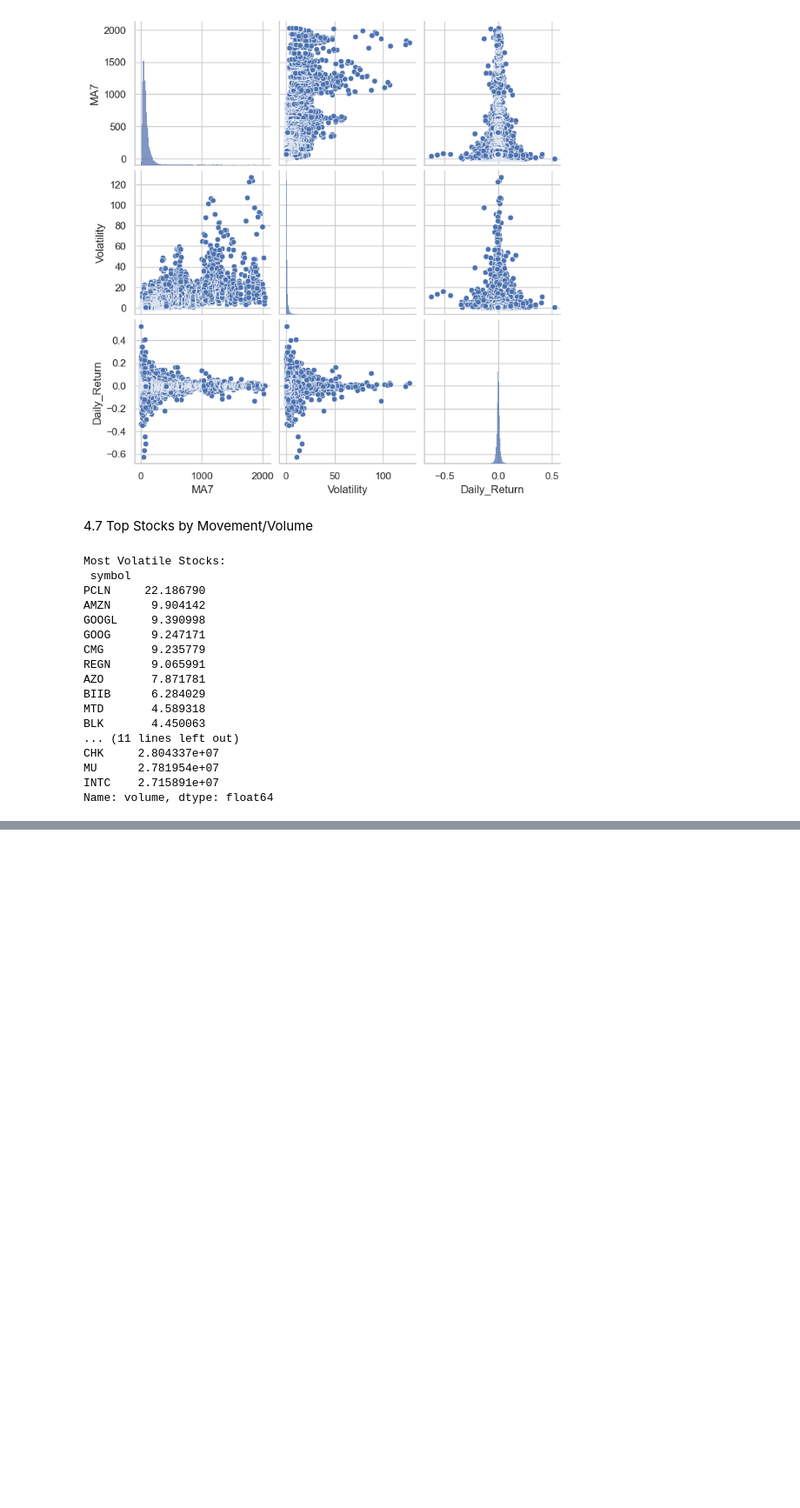
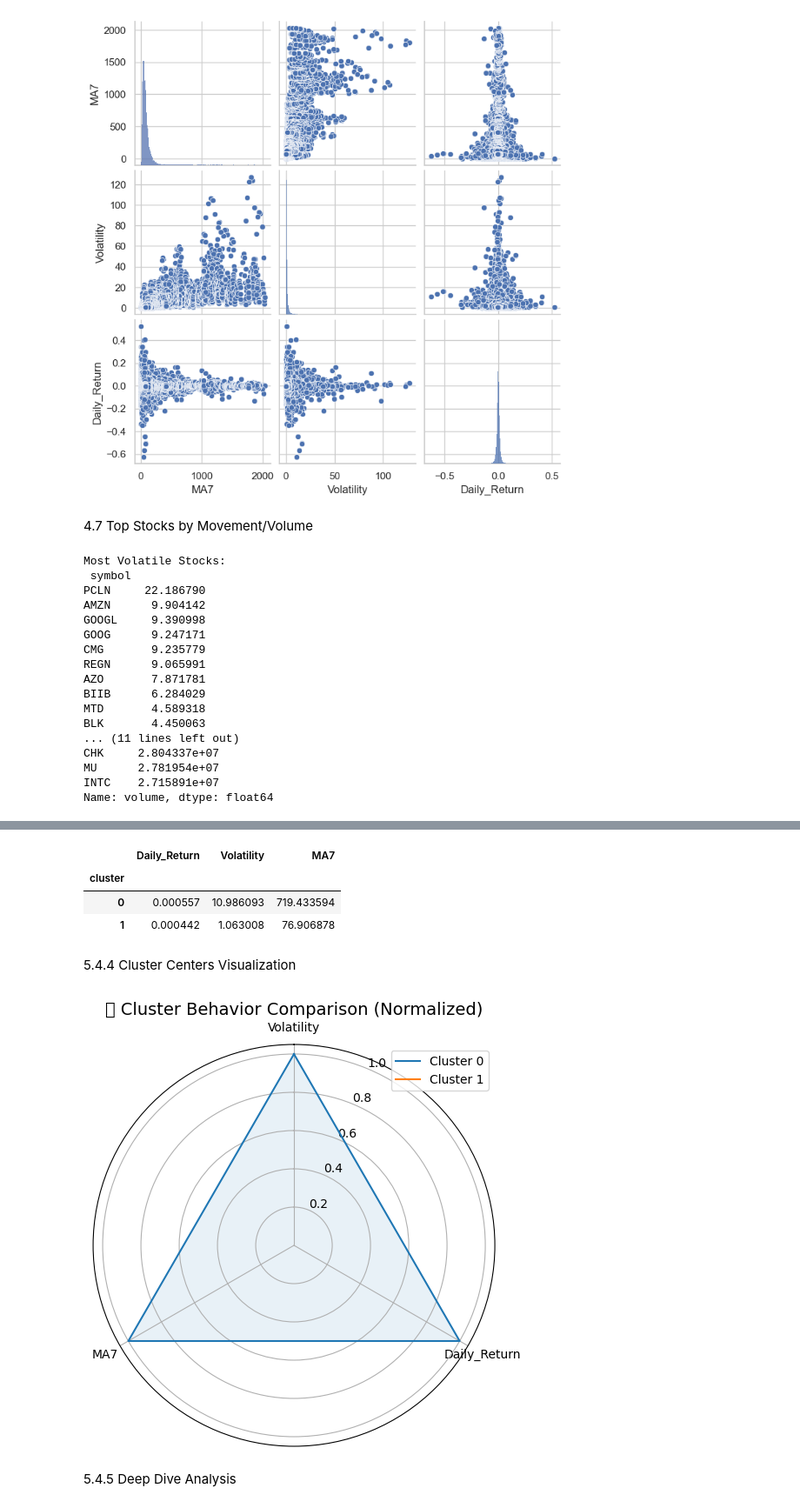
Before and after one commit to S-Owiti/Market-Movement-Analysis-Clustering-Forecasting-Stock-Price-Behavior, a Jupyter notebook: Codveda.ipynb, the cells around one changed output, grey strips where cells are left out. Shown at 87% size. Drawn from its saved outputs; the diff is of its cells as text; code cells hidden in the pictures; blank space fills up the shorter version.

```diff
--- a/Codveda.ipynb
+++ b/Codveda.ipynb
@@ -692,0 +860,43 @@ data.to_csv('D:/Users/Owinyez/Documents/Projos/Codveda/MyData/Stock Prices Clean
+# %%
+data_cluster.groupby('cluster')[features].mean()
+# %% [output]
+|  | Daily_Return | Volatility | MA7 |
+| cluster |  |  |  |
+| 0 | 0.000557 | 10.986093 | 719.433594 |
+| 1 | 0.000442 | 1.063008 | 76.906878 |
+# %% [markdown]
+5.4.4 Cluster Centers Visualization
+# %%
+# Getting feature means per cluster
+cluster_means = data_cluster.groupby('cluster')[['Volatility', 'Daily_Return', 'MA7']].mean()
+
+# Normalizing for fair comparison
+scaler = MinMaxScaler()
+normalized_means = scaler.fit_transform(cluster_means)
+
+# Radar chart setup
+labels = cluster_means.columns
+num_vars = len(labels)
+
+angles = np.linspace(0, 2 * np.pi, num_vars, endpoint=False).tolist()
+angles += angles[:1]
+
+fig, ax = plt.subplots(figsize=(8, 6), subplot_kw=dict(polar=True))
+
+# Plotting each cluster
+for i, row in enumerate(normalized_means):
+    values = row.tolist()
+    values += values[:1]
+    ax.plot(angles, values, label=f'Cluster {i}')
+    ax.fill(angles, values, alpha=0.1)
+
+ax.set_theta_offset(np.pi / 2)
+ax.set_theta_direction(-1)
+ax.set_thetagrids(np.degrees(angles[:-1]), labels)
+plt.title('📍 Cluster Behavior Comparison (Normalized)', fontsize=14)
+plt.legend()
+plt.show()
+# %% [output]
+[figure, added]
+# %% [markdown]
+5.4.5 Deep Dive Analysis
```
Also changed, not shown: parts of 65 cells of this notebook.
